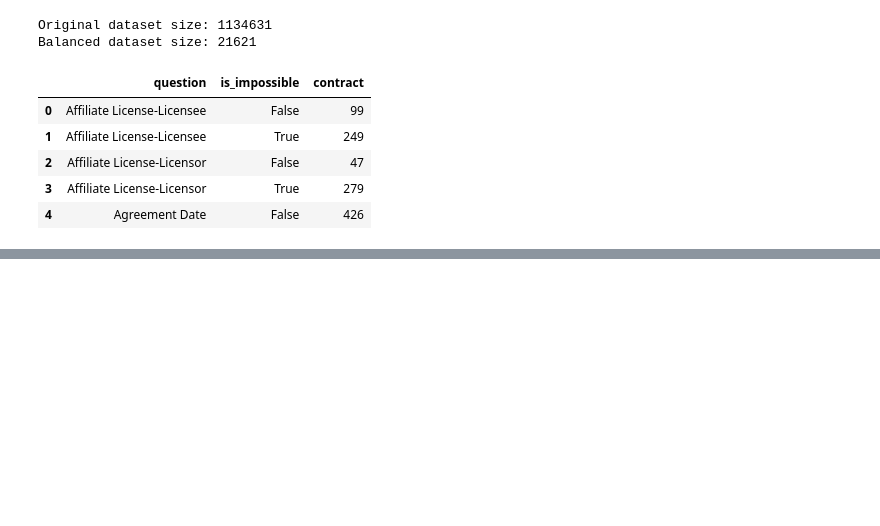
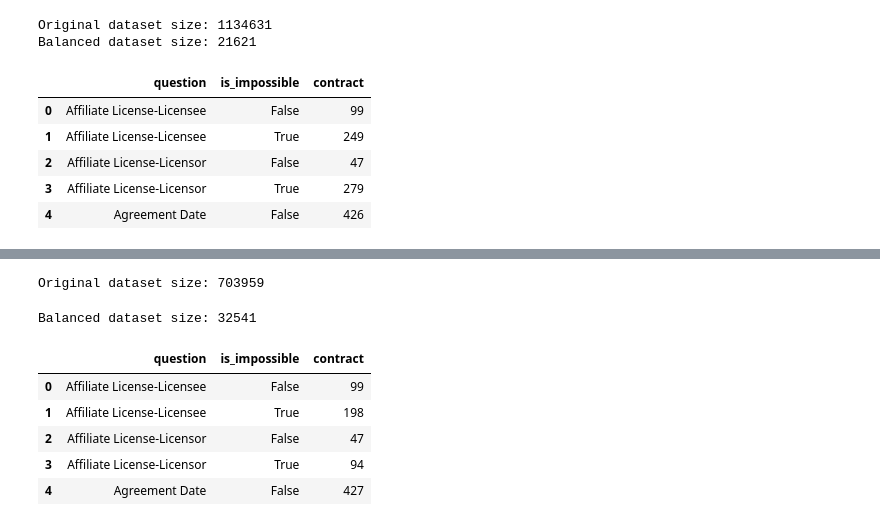
Before and after one commit to gustavhartz/transformers-legal-tasks, a Jupyter notebook: notebooks/Consistent Dataset - Features_Examples.ipynb, the cells around one changed output, grey strips where cells are left out. Cells and saved outputs as stored; diff of their text form; code cells hidden in the pictures; blank space fills up the shorter version.

```diff
--- a/notebooks/Consistent Dataset - Features_Examples.ipynb
+++ b/notebooks/Consistent Dataset - Features_Examples.ipynb
@@ -303,0 +355,7 @@ px.bar(df_g, x='question', y='contract', color='is_impossible', title='Number of
+# %%
+print("Original dataset size:", len(dataset_new))
+dataset_new_balanced, q_count = get_balanced_dataset_v2(dataset_new, features_new, return_positives_dict=True, keep_frac=2)
+print("Balanced dataset size:", len(dataset_new_balanced))
+# %% [output]
+Original dataset size: 703959
+Balanced dataset size: 32541
@@ -303,0 +374,11 @@ px.bar(df_g, x='question', y='contract', color='is_impossible', title='Number of
+# %%
+df_g = df.groupby(['question','is_impossible']).count()
+df_g = df_g.reset_index()
+df_g.head(5)
+# %% [output]
+|  | question | is_impossible | contract |
+| 0 | Affiliate License-Licensee | False | 99 |
+| 1 | Affiliate License-Licensee | True | 198 |
+| 2 | Affiliate License-Licensor | False | 47 |
+| 3 | Affiliate License-Licensor | True | 94 |
+| 4 | Agreement Date | False | 427 |
```
Also changed, not shown: parts of 10 cells of this notebook.
